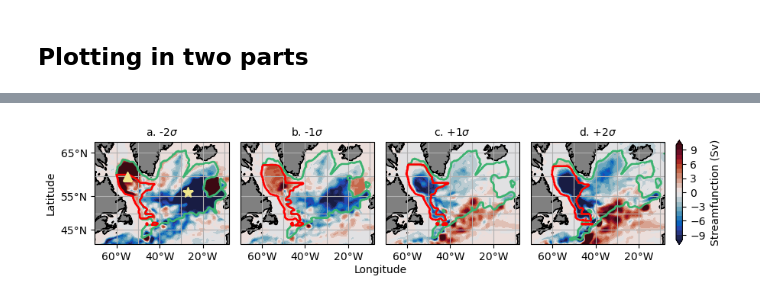
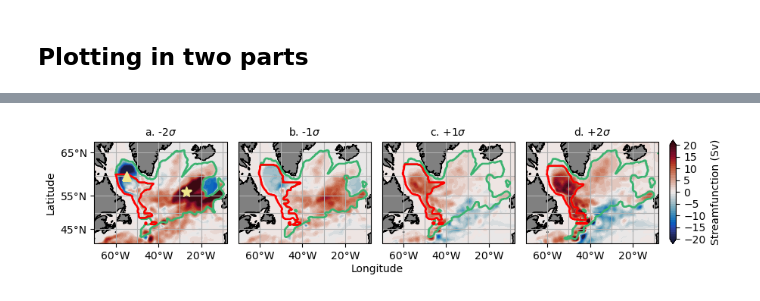
Before and after one commit to dhruvbhagtani/NAO-vorticity-budget-gyres, a Jupyter notebook: Subpolar-analysis.ipynb, the cells around one changed output, grey strips where cells are left out. Cells and saved outputs as stored; diff of their text form; code cells hidden in the pictures.

```diff
--- a/Subpolar-analysis.ipynb
+++ b/Subpolar-analysis.ipynb
@@ -61,7 +63,7 @@ expt = ['mom6-om4-025-RYF-negativeNAO-2.0',
         'mom6-om4-025-RYF-positiveNAO-1.0',
         'mom6-om4-025-RYF-positiveNAO-2.0']
 
-db = '/scratch/x77/db6174/mom6/archive/databases/cc_database_RYF_control.db'
+db = '/g/data/hh5/tmp/db6174/mom6/archive/databases/cc_database_RYF_control.db'
 session = cc.database.create_session(db)
 # %%
 x_min_subtropics, x_max_subtropics = -100, 0
@@ -330,8 +332,6 @@ def gyre_percentile_subpolar_all_years(expt_val, quantile, time_mean = True):
     return Ψ_NA_tmean, Ψ_gyre
 # %%
 var_list = ['beta_v', 'BPT', 'curl_NL', 'curl_taus', 'curl_taub', 'curl_diff', 'mass_flux', 'curl_dudt', 'eta_dt']
-expt_labels = ['-2$\sigma$', '-1$\sigma$', 'CTRL', '+1$\sigma$', '+2$\sigma$']
-color_values = ['blue', 'lightblue', 'black', 'red', 'darkred']
 # %%
 def find_last_one(arr):
     return np.array([np.max(np.where(row!=0)) if np.any(row!=0) else -1 for row in arr])
@@ -361,9 +361,6 @@ def masks_separation_gyre_strength(mask_western_gyre_improved, mask_Ψ_improved)
 
     return mask_GS_west, mask_GS_east
 # %%
-expt_labels = ['-2$\sigma$', '-1$\sigma$', 'CTRL', '+1$\sigma$', '+2$\sigma$']
-color_values = ['blue', 'lightblue', 'black', 'red', 'darkred']
-#var_list_subset = ['BPT', 'curl_NL', 'curl_taus', 'curl_taub', 'curl_diff', 'mass_flux', 'curl_dudt', 'eta_dt']
 gyre_strength_comparison = np.zeros(5)
 
 array_western = np.zeros((5, 10))
@@ -433,6 +430,40 @@ for j, expt_name in enumerate(dir_names):
 [figure]
 # %% [markdown]
 ## Plotting in two parts
+# %%
+def percentiles(expt_name, steps = 101):
+    area_bu = cc.querying.getvar(expt[2], 'areacello_bu', session, frequency = 'static', n = 1)
+    area_bu = da_north_atlantic_mask_vmo(area_bu)
+
+    umo_2d = cc.querying.getvar(expt_name, 'umo_2d', session, frequency = '1 monthly', start_time = start_time,
+                            end_time = end_time, chunks = {}).isel(xq = slice(1, None)).sel(time = slice(start_time, end_time))
+    vmo_2d = cc.querying.getvar(expt_name, 'vmo_2d', session, frequency = '1 monthly', start_time = start_time,
+                                end_time = end_time, chunks = {}).isel(yq = slice(1, None)).sel(time = slice(start_time, end_time))
+
+    grid_data = xr.merge((umo_2d, vmo_2d))
+    grid = xgcm.Grid(grid_data, coords={'X': {'center': 'xh', 'right': 'xq'}, 'Y': {'center': 'yh', 'right': 'yq'}}, periodic=['X'])
+
+    vmo_2d_itp = grid.interp(vmo_2d, 'X', boundary = 'fill')
+    vmo_2d_NA = da_north_atlantic_mask_vmo(vmo_2d_itp)
+
+    area_bu = area_bu.where(~np.isnan(vmo_2d_itp.isel(time = 0))).fillna(0)
+
+    Ψ_NA = vmo_2d_NA.cumsum('xq')/(1e6 * ρ0)
+    if(time_mean == True):
+        Ψ_NA_tmean = Ψ_NA.mean('time')
+    else:
+        Ψ_NA_tmean = Ψ_NA.coarsen(time = 12).mean()
+    Ψ_NA_tmean = Ψ_NA_tmean.chunk(chunks = {'xq':-1, 'yq':-1})
+    Ψ_NA_tmean = -1 * Ψ_NA_tmean.sel(xq = slice(x_min_subpolar, x_max_subpolar)).sel(yq = slice(y_min_subpolar, y_max_subpolar)).load()
+    area_bu_NA = area_bu.sel(xq = slice(x_min_subpolar, x_max_subpolar)).sel(yq = slice(y_min_subpolar, y_max_subpolar)).load()
+
+    Ψ_gyre_all = np.zeros(steps)
+    for i in range(steps):
+        quantile = 1/(steps - 1) * i
+        Ψ_gyre = Ψ_NA_tmean.weighted(area_bu).quantile(quantile, dim = {"yq", "xq"})
+        Ψ_gyre_all[i] = Ψ_gyre.values
+
+    return Ψ_gyre_all
 # %%
 fig = plt.figure()
 fig.set_figheight(4 * 1.4)
@@ -1175,7 +997,7 @@ for i, expt_name in enumerate(dir_names_anomalies):
     mask_interior_improved = (mask_Ψ_improved - mask_western_gyre_improved)
     western_mask_subpolar, eastern_mask_subpolar = masks_separation_gyre_strength(mask_western_gyre_improved, mask_Ψ_improved)
 
-    p1 = axes[i].contourf(Ψ_anomaly.xq, Ψ_anomaly.yq, Ψ_anomaly, levels = np.linspace(-10, 10, 21),
+    p1 = axes[i].contourf(Ψ_anomaly.xq, Ψ_anomaly.yq, -Ψ_anomaly, levels = np.linspace(-20, 20, 41),
                      cmap = cm.cm.balance, transform = ccrs.PlateCarree(), extend = 'both')
 
     axes[i].coastlines(resolution = '50m')
@@ -1183,32 +1005,32 @@ for i, expt_name in enumerate(dir_names_anomalies):
     gl = axes[i].gridlines(draw_labels = False)
 
     axes[i].contour(eastern_mask_subpolar.xq, eastern_mask_subpolar.yq, eastern_mask_subpolar, levels = 1, colors = 'mediumseagreen', transform = ccrs.PlateCarree(), lw = 1, linestyles = '-')
     axes[i].contour(western_mask_subpolar.xq, western_mask_subpolar.yq, western_mask_subpolar, levels = 1, colors = 'Red', transform = ccrs.PlateCarree(), lw = 1, linestyles = '-')
 
     axes[i].set_extent([x_min_subpolar, x_max_subpolar, y_min_subpolar, y_max_subpolar], crs=ccrs.PlateCarree())
     axes[i].coastlines(resolution = '50m')
     axes[i].set_title(alpha_labels[i] + expt_labels[i], fontsize = 10)
 
     axes[i].set_xticks(my_xticks, crs = ccrs.PlateCarree())
     axes[i].xaxis.set_major_formatter(cticker.LongitudeFormatter())
     axes[i].set_xlabel('')
 
 axes[0].set_yticks(my_yticks, crs = ccrs.PlateCarree())
 axes[0].yaxis.set_major_formatter(cticker.LatitudeFormatter())
 axes[0].set_ylabel('Latitude')
 
 axes[0].plot(x_lab, y_lab, marker = '^', color = 'khaki', markersize = 8, transform = ccrs.PlateCarree())
 axes[0].plot(x_east, y_east, marker = '*', color = 'khaki', markersize = 10, transform = ccrs.PlateCarree())
 
 fig.text(0.54, 0.02, 'Longitude', va = 'center', ha = 'center', rotation = 'horizontal', fontsize = 10)
 
 cax = plt.axes([1, 0.18, 0.01, 0.65])
 cb = plt.colorbar(p1, cax = cax, orientation = 'vertical', ax = axes)
 cb.ax.set_ylabel('Streamfunction (Sv)', fontsize = 10)
 
 fig.tight_layout()
 
-plt.savefig('/g/data/x77/db6174/Project_3/North-Atlantic-Oscillation-tests/Figures/Draft_figures/Subpolar-gyre-perturbations-masks.pdf', bbox_inches = 'tight',
+plt.savefig('/g/data/x77/db6174/Project_3/North-Atlantic-Oscillation-tests/Figures/Draft_figures/Subpolar-gyre-perturbations-masks-revised.pdf', bbox_inches = 'tight',
             dpi = 300, transparent=True)
 # %% [output]
-[figure, old version]
+[figure, new version]
```
Also changed, not shown: parts of 9 cells of this notebook, 1 other file.
